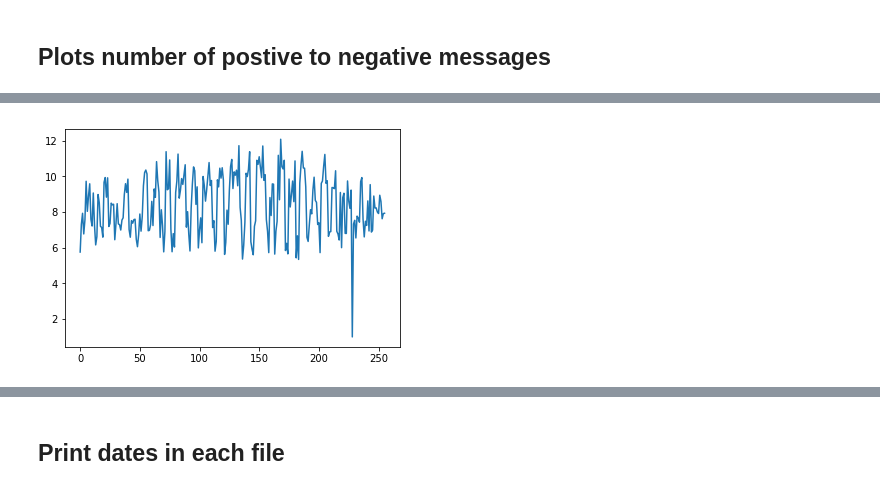
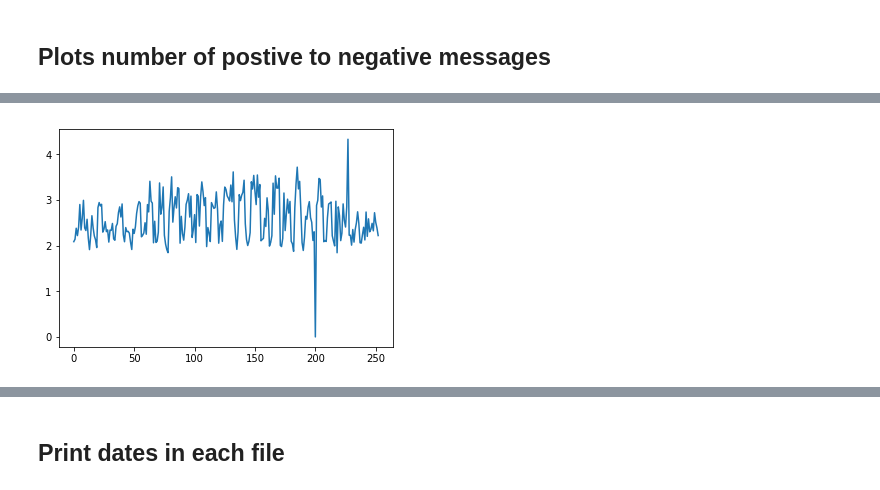
Before and after one commit to nikhilmaram/hedgefund, a Jupyter notebook: ipynb_files/Employee.ipynb, the cells around one changed output, grey strips where cells are left out. Drawn from its saved outputs; the diff is of its cells as text; code cells hidden in the pictures.

Commit message:
positive/negative ratio

```diff
--- a/ipynb_files/Employee.ipynb
+++ b/ipynb_files/Employee.ipynb
@@ -44,7 +44,8 @@ def sentiment_ratio(df):
     num_positive_messages = len(df[df["sentiment"] == 1])
     num_negative_messages = len(df[df["sentiment"] == -1])
     num_zero_messages = len(df[df["sentiment"] == 0])
-    ratio = (num_positive_messages+num_zero_messages)/(num_negative_messages+1)
+#     ratio = (num_positive_messages+num_zero_messages)/(num_negative_messages+1)
+    ratio = (num_positive_messages)/(num_negative_messages+1)
     return ratio
 # %%
 sentiment_ratio(df)
@@ -57,8 +58,9 @@ def plot_sentiment_ratio(dir_path):
     for (dirpath, dirnames, filenames) in os.walk(dir_path):
         for filename in filenames:
 #             print(filename)
-            df = pd.read_csv(dir_path + "/" + filename)
-            sentiment_ratio_list.append(sentiment_ratio(df))
+            if filename.startswith("im_df"):
+                df = pd.read_csv(dir_path + "/" + filename)
+                sentiment_ratio_list.append(sentiment_ratio(df))
     return sentiment_ratio_list, week_list
 # %%
 sentiment_ratio_list, week_list = plot_sentiment_ratio(cfg.SENTIMENT_BUSINESS)
@@ -83,5 +67,5 @@ im_df_week106.csv
 # %%
-plt.plot(range(256),sentiment_ratio_list)
+plt.plot(range(253),sentiment_ratio_list)
 plt.show()
 # %% [output]
-[figure, old version]
+[figure, new version]
```
Also changed, not shown: parts of 4 cells of this notebook.
